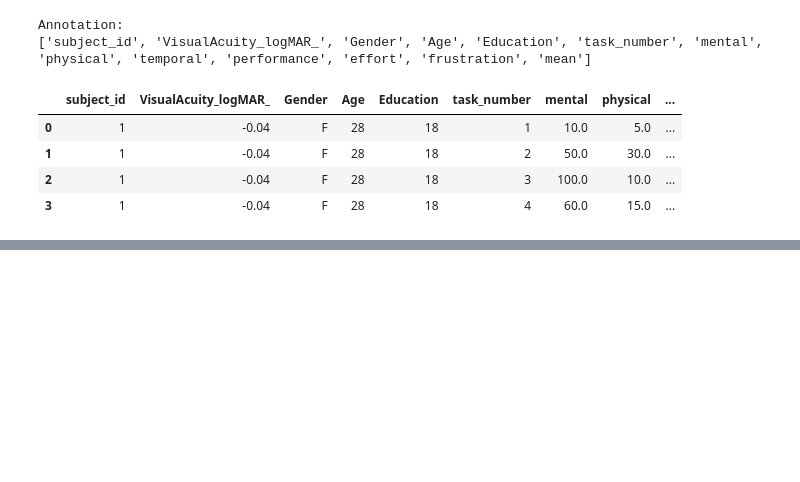
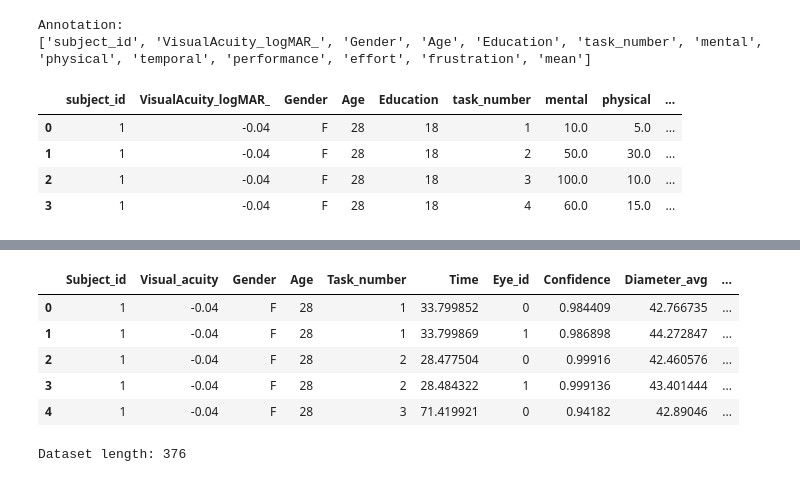
Before and after one commit to M61ss/cv-project, a Jupyter notebook: colet-inspector.ipynb, the cells around one changed output, grey strips where cells are left out. Saved outputs shown, nothing was run; the diff lists cells and outputs as text; code cells hidden in the pictures; blank space fills up the shorter version.

Commit message:
dataset ready for fit

```diff
--- a/colet-inspector.ipynb
+++ b/colet-inspector.ipynb
@@ -122,0 +164,30 @@ for pupil_activity in pupil_activities[:5]:
+# %%
+dataset_features = ['Subject_id', 'Visual_acuity', 'Gender', 'Age', 'Task_number', 'Time', 'Eye_id', 'Confidence', 'Diameter_avg', 'Diameter_std']
+pupil_dataset = pd.DataFrame(columns=dataset_features)
+
+for pupil_activity in pupil_activities:
+    summary = pd.DataFrame({
+        'Subject_id' : [pupil_activity.iloc[0]['subject_id']],
+        'Visual_acuity' : [pupil_activity.iloc[0]['VisualAcuity_logMAR_']],
+        'Gender' : [pupil_activity.iloc[0]['Gender']],
+        'Age' : [pupil_activity.iloc[0]['Age']],
+        'Task_number' : [pupil_activity.iloc[0]['task_number']],
+        'Time' : [pupil_activity['pupil_timestamp'].max() - pupil_activity['pupil_timestamp'].min()],
+        'Eye_id' : [pupil_activity.iloc[0]['eye_id']],
+        'Confidence' : [pupil_activity['confidence'].mean()],
+        'Diameter_avg' : [pupil_activity['diameter'].mean()],
+        'Diameter_std' : [pupil_activity['diameter'].std()]
+    })
+
+    pupil_dataset = pd.concat([pupil_dataset, summary], ignore_index=True)
+
+display(pupil_dataset.head())
+print('Dataset length:', len(pupil_dataset))
+# %% [output]
+|  | Subject_id | Visual_acuity | Gender | Age | Task_number | Time | Eye_id | Confidence | Diameter_avg | ... |
+| 0 | 1 | -0.04 | F | 28 | 1 | 33.799852 | 0 | 0.984409 | 42.766735 | ... |
+| 1 | 1 | -0.04 | F | 28 | 1 | 33.799869 | 1 | 0.986898 | 44.272847 | ... |
+| 2 | 1 | -0.04 | F | 28 | 2 | 28.477504 | 0 | 0.99916 | 42.460576 | ... |
+| 3 | 1 | -0.04 | F | 28 | 2 | 28.484322 | 1 | 0.999136 | 43.401444 | ... |
+| 4 | 1 | -0.04 | F | 28 | 3 | 71.419921 | 0 | 0.94182 | 42.89046 | ... |
+Dataset length: 376
```
Also changed, not shown: parts of 2 cells of this notebook.
